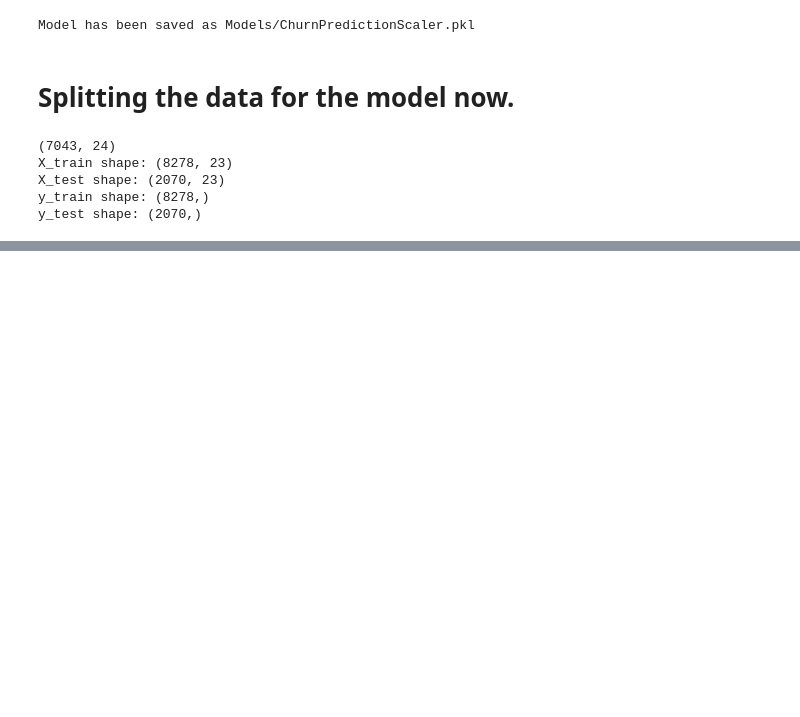
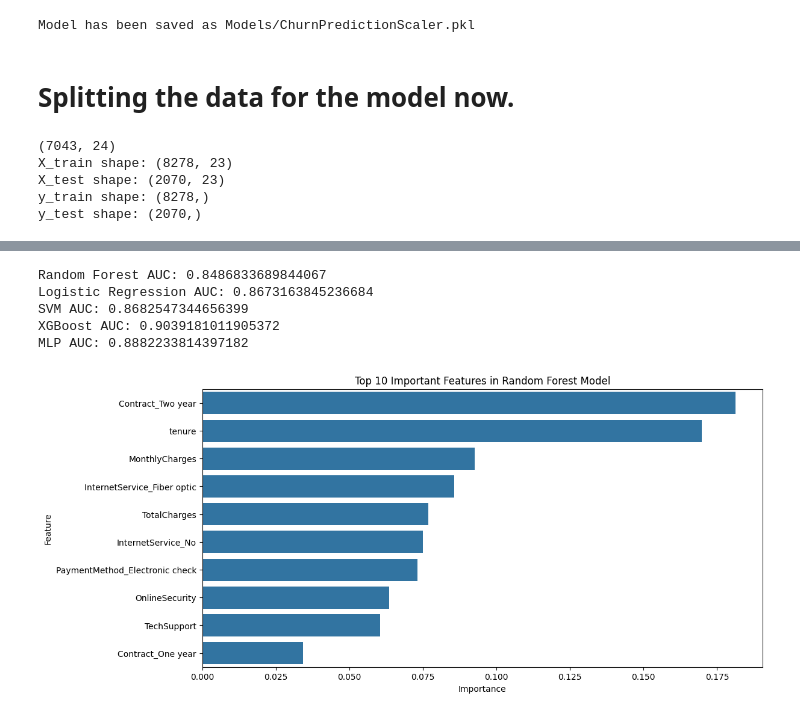
Before and after one commit to AhmadJer99/ChurnPrediction-TelcomData, a Jupyter notebook: ChurnPrediction.ipynb, the cells around one changed output, grey strips where cells are left out. Saved outputs shown, nothing was run; the diff lists cells and outputs as text; code cells hidden in the pictures; blank space fills up the shorter version.

```diff
--- a/ChurnPrediction.ipynb
+++ b/ChurnPrediction.ipynb
@@ -407,0 +457,26 @@ weighted avg       0.80      0.79      0.79      2070
+# %%
+from sklearn.metrics import roc_auc_score
+
+print("Random Forest AUC:", roc_auc_score(y_test, rf.predict_proba(x_test)[:,1]))
+print("Logistic Regression AUC:", roc_auc_score(y_test, lr.predict_proba(x_test)[:,1]))
+print("SVM AUC:", roc_auc_score(y_test, svm.decision_function(x_test)))
+print("XGBoost AUC:", roc_auc_score(y_test, xgb.predict_proba(x_test)[:,1]))
+print("MLP AUC:", roc_auc_score(y_test, mlp.predict_proba(x_test)[:,1]))
+# %% [output]
+Random Forest AUC: 0.8486833689844067
+Logistic Regression AUC: 0.8673163845236684
+SVM AUC: 0.8682547344656399
+XGBoost AUC: 0.9039181011905372
+MLP AUC: 0.8882233814397182
+# %%
+importances_rf = rf.feature_importances_
+features = X.columns
+feature_importance_df = pd.DataFrame({"Feature": features, "Importance": importances_rf})
+feature_importance_df = feature_importance_df.sort_values(by="Importance", ascending=False)
+
+plt.figure(figsize=(12,6))
+sns.barplot(x="Importance", y="Feature", data=feature_importance_df[:10])
+plt.title("Top 10 Important Features in Random Forest Model")
+plt.show()
+# %% [output]
+[figure, added]
```
Also changed, not shown: parts of 8 cells of this notebook, 2 other files.
